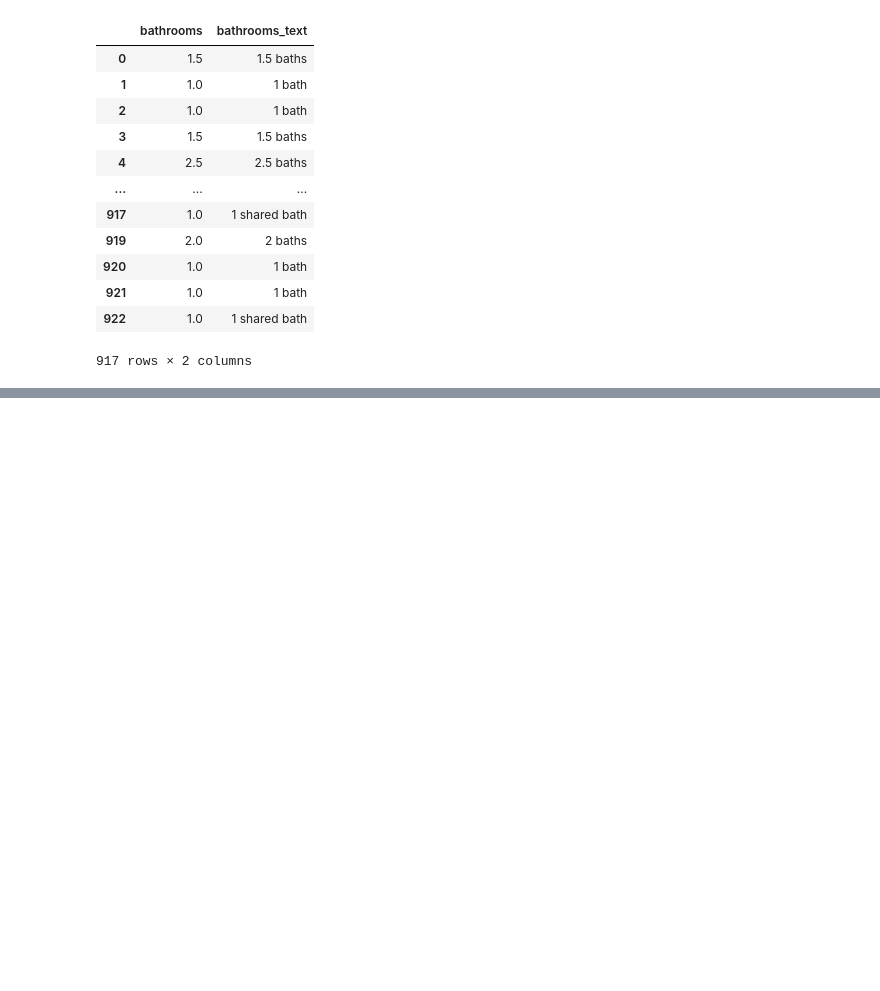
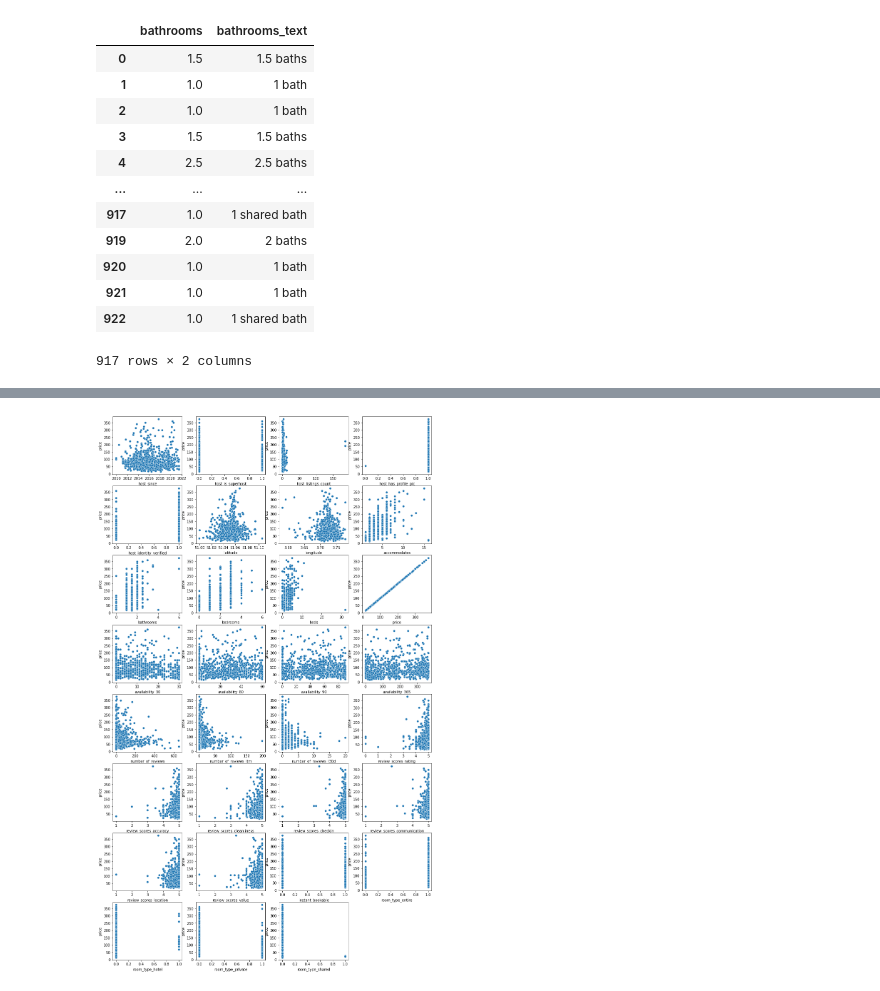
Before and after one commit to tibovdc/ProjectML, a Jupyter notebook: Sprint1.ipynb, the cells around one changed output, grey strips where cells are left out. Drawn from its saved outputs; the diff is of its cells as text; code cells hidden in the pictures; blank space fills up the shorter version.

Commit message:
data cleaned + overzichtfiguren

```diff
--- a/Sprint1.ipynb
+++ b/Sprint1.ipynb
@@ -110,8 +110,8 @@ data_cleaned
 | 922 | 51061671 | https://www.airbnb.com/rooms/5106... | 20210716195504 | 2021-07-16 | Comfortable spacious bedroom near... | Gent is a beautiful city. Come an... | NaN | ... |
 917 rows × 78 columns
 # %%
-data_cleaned['price']=data_cleaned['price'].str.replace(',','')
-data_cleaned['price']=data_cleaned['price'].str.replace('$','')
+data_cleaned'price'=data_cleaned'price'.str.replace(',','')
+data_cleaned'price'=data_cleaned'price'.str.replace('$','')
 data_cleaned["price"] = pd.to_numeric(data_cleaned["price"])
 # %%
 #availability -> volledig correct
@@ -176,23 +176,23 @@ data_cleaned.loc[:,['bathrooms','bathrooms_text']]
 # %%
 # set columns to correct type
 
-data_cleaned['host_since'] = pd.to_datetime(data_cleaned['host_since'])
-data_cleaned['host_listings_count'] = data_cleaned['host_listings_count'].astype(int)
+data_cleaned'host_since' = pd.to_datetime(data_cleaned'host_since')
+data_cleaned'host_listings_count' = data_cleaned'host_listings_count'.astype(int)
 
-data_cleaned['availability_30'] = data_cleaned['availability_30'].astype(int)
-data_cleaned['availability_60'] = data_cleaned['availability_60'].astype(int)
-data_cleaned['availability_90'] = data_cleaned['availability_90'].astype(int)
-data_cleaned['availability_365'] = data_cleaned['availability_365'].astype(int)
+data_cleaned'availability_30' = data_cleaned'availability_30'.astype(int)
+data_cleaned'availability_60' = data_cleaned'availability_60'.astype(int)
+data_cleaned'availability_90' = data_cleaned'availability_90'.astype(int)
+data_cleaned'availability_365' = data_cleaned'availability_365'.astype(int)
 
-data_cleaned['review_scores_rating'] = data_cleaned['review_scores_rating'].astype(float)
-data_cleaned['number_of_reviews'] = data_cleaned['number_of_reviews'].astype(float)
+data_cleaned'review_scores_rating' = data_cleaned'review_scores_rating'.astype(float)
+data_cleaned'number_of_reviews' = data_cleaned'number_of_reviews'.astype(float)
 
-data_cleaned['host_is_superhost'] = data_cleaned['host_is_superhost'].astype(int)
-data_cleaned['host_has_profile_pic'] = data_cleaned['host_has_profile_pic'].astype(int)
-data_cleaned['host_identity_verified'] = data_cleaned['host_identity_verified'].astype(int)
-data_cleaned['number_of_reviews_ltm'] = data_cleaned['number_of_reviews_ltm'].astype(int)
-data_cleaned['number_of_reviews_l30d'] = data_cleaned['number_of_reviews_l30d'].astype(int)
-data_cleaned['instant_bookable'] = data_cleaned['instant_bookable'].astype(int)
+data_cleaned'host_is_superhost' = data_cleaned'host_is_superhost'.astype(int)
+data_cleaned'host_has_profile_pic' = data_cleaned'host_has_profile_pic'.astype(int)
+data_cleaned'host_identity_verified' = data_cleaned'host_identity_verified'.astype(int)
+data_cleaned'number_of_reviews_ltm' = data_cleaned'number_of_reviews_ltm'.astype(int)
+data_cleaned'number_of_reviews_l30d' = data_cleaned'number_of_reviews_l30d'.astype(int)
+data_cleaned'instant_bookable' = data_cleaned'instant_bookable'.astype(int)
 # %%
 # data_cleaned.columns.sort_values()
 # %%
@@ -253,0 +270,7 @@ dtype: object
+# %%
+# We drop all the columns that we won't use
+for col in data_cleaned.columns:
+    if col not in features and col != 'price':
+        data_cleaned = data_cleaned.drop([col], axis=1)
+
+data_cleaned.columns
@@ -253,0 +290,7 @@ dtype: object
+# %%
+plt.figure(figsize=(16,28))
+for i, k in enumerate(data_cleaned.keys()):
+    plt.subplot(8, 4, 1+i)
+    sns.scatterplot(x=data_cleaned[k], y=data_cleaned["price"])
+# %% [output]
+[figure, added]
```
Also changed, not shown: parts of 11 cells of this notebook.
